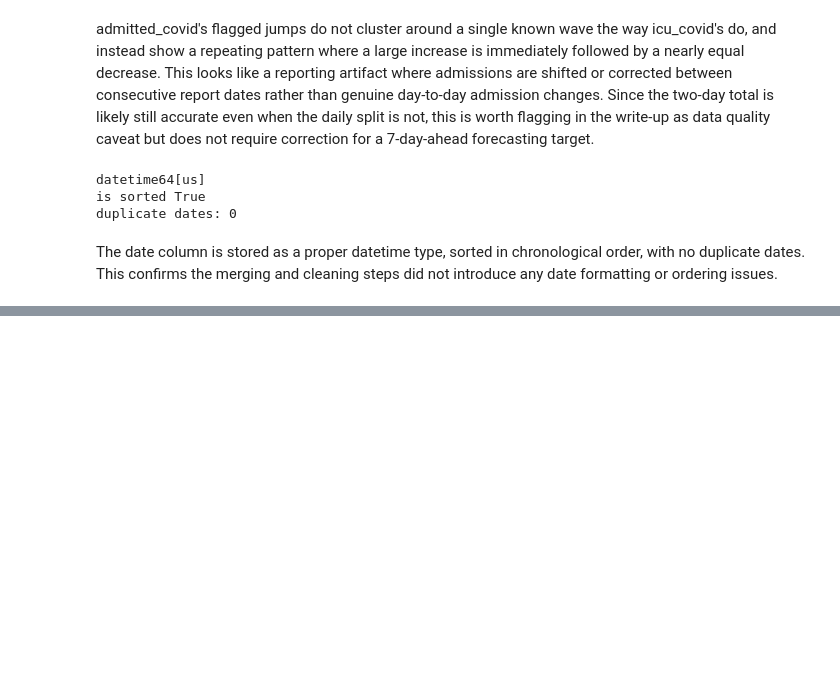
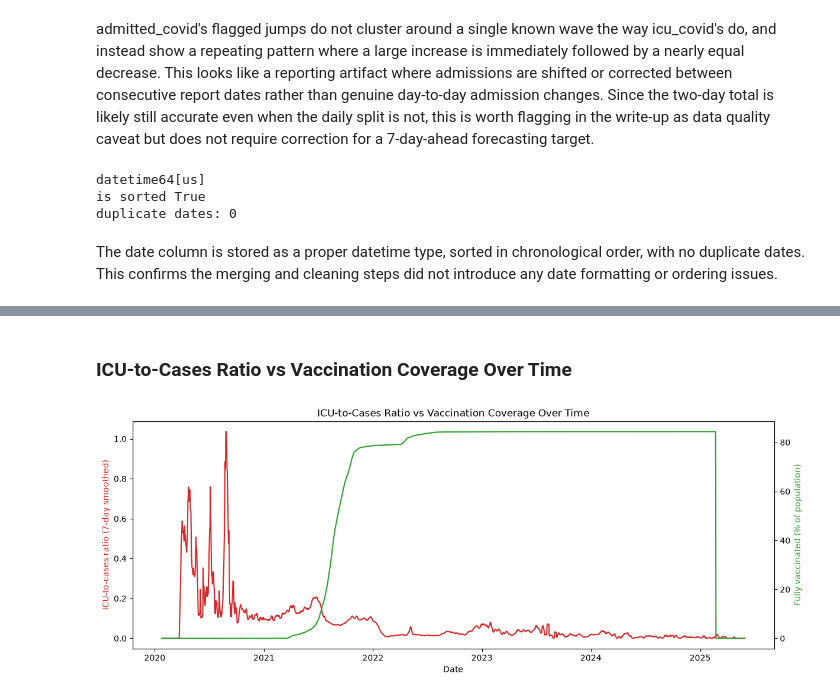
Before and after one commit to peishuen/Malaysia-ICU-Bed-Demand-Forecasting, a Jupyter notebook: analysis.ipynb, the cells around one changed output, grey strips where cells are left out. Drawn from its saved outputs; the diff is of its cells as text; code cells hidden in the pictures; blank space fills up the shorter version.

```diff
--- a/analysis.ipynb
+++ b/analysis.ipynb
@@ -347,0 +416,8 @@ The date column is stored as a proper datetime type, sorted in chronological ord
+# %%
+# combine test types into a total testing count
+merged["tests_total"] = merged["rtk-ag"] + merged["pcr"]
+
+# compute a simple correlation matrix between testing rate, case counts and icu occupancy
+corr_cols = ["tests_total", "cases_new", "icu_covid"]
+corr_matrix = merged[corr_cols].corr()
+print(corr_matrix)
@@ -347,0 +429,7 @@ The date column is stored as a proper datetime type, sorted in chronological ord
+# %%
+# compute test positivity rate, since raw testing volume alone can be a noisy signal
+merged["positivity_rate"] = merged["cases_new"] / merged["tests_total"]
+
+corr_cols = ["tests_total", "positivity_rate", "cases_new", "icu_covid"]
+corr_matrix = merged[corr_cols].corr()
+print(corr_matrix)
@@ -347,0 +444,27 @@ The date column is stored as a proper datetime type, sorted in chronological ord
+# %% [markdown]
+### **ICU-to-Cases Ratio vs Vaccination Coverage Over Time**
+# %%
+# compute vaccination coverage (% of population fully vaccinated) over time
+pop_malaysia = population.loc[population["state"] == "Malaysia", "pop"].values[0]
+merged["vax_coverage_pct"] = (merged["cumul_full"] / pop_malaysia) * 100
+
+# compute a smoothed "severity ratio": icu occupancy relative to new cases, using 7-day averages to reduce noise
+cases_smooth = merged["cases_new"].rolling(7).mean()
+icu_smooth = merged["icu_covid"].rolling(7).mean()
+merged["icu_to_cases_ratio"] = icu_smooth / cases_smooth
+
+# plot vaccination coverage and the icu-to-cases ratio together to see if the ratio drops as coverage rises
+fig, ax1 = plt.subplots(figsize=(14, 5))
+ax1.plot(merged["date"], merged["icu_to_cases_ratio"], color="tab:red")
+ax1.set_ylabel("ICU-to-cases ratio (7-day smoothed)", color="tab:red")
+ax1.set_xlabel("Date")
+
+ax2 = ax1.twinx()
+ax2.plot(merged["date"], merged["vax_coverage_pct"], color="tab:green")
+ax2.set_ylabel("Fully vaccinated (% of population)", color="tab:green")
+
+plt.title("ICU-to-Cases Ratio vs Vaccination Coverage Over Time")
+plt.savefig("figures/vax_coverage_vs_icu_ratio.png", dpi=150, bbox_inches="tight")
+plt.show()
+# %% [output]
+[figure, added]
```
Also changed, not shown: parts of 17 cells of this notebook, 4 other files.
